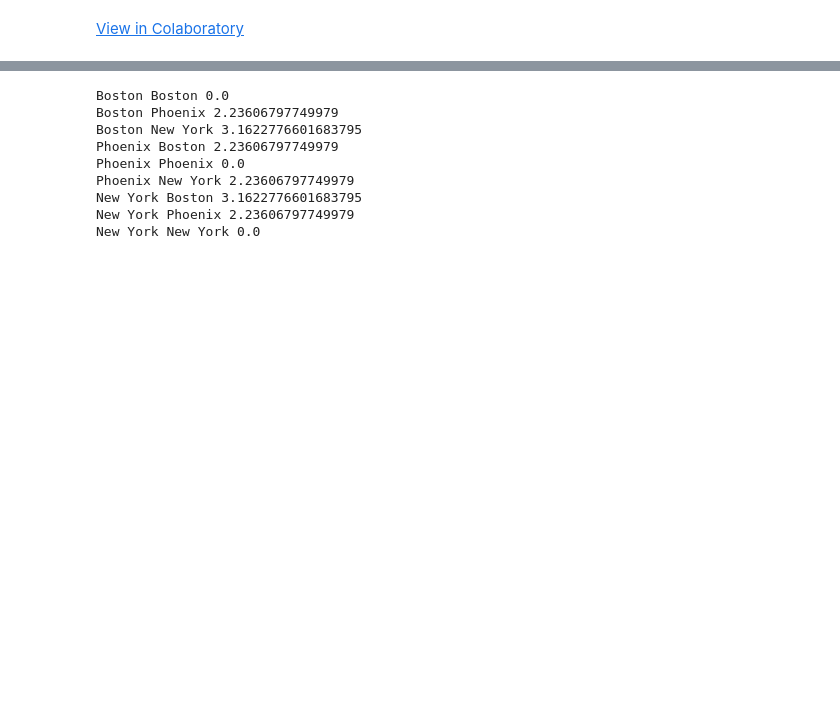
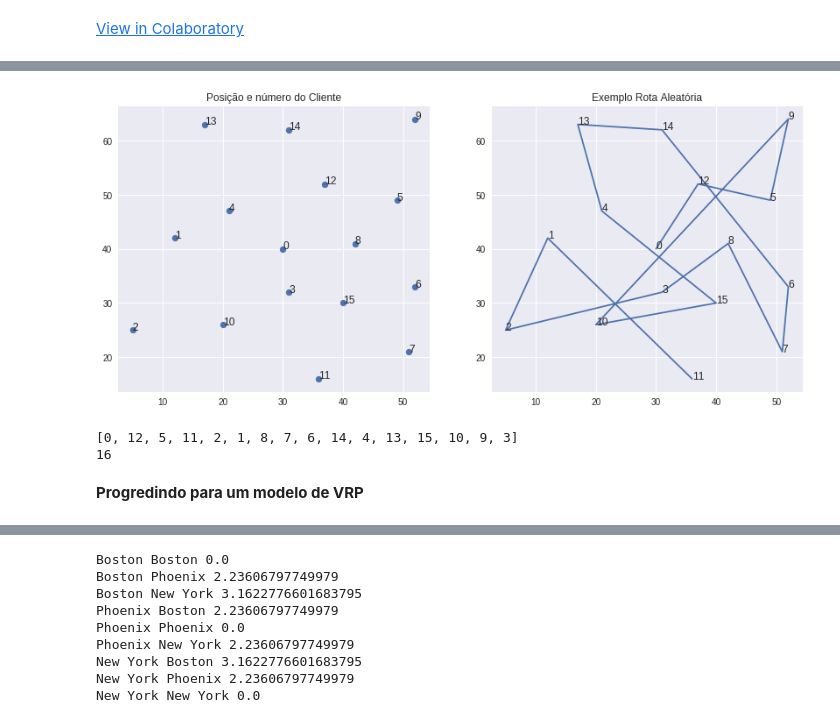
Before and after one commit to MarcChevallier/Machine-Learning, a Jupyter notebook: Heurística.ipynb, the cells around one changed output, grey strips where cells are left out. Drawn from its saved outputs; the diff is of its cells as text; code cells hidden in the pictures; blank space fills up the shorter version.

```diff
--- a/Heurística.ipynb
+++ b/Heurística.ipynb
@@ -217,0 +489,26 @@ NameError: ignored
+# %%
+fig, ax = plt.subplots(nrows=1, ncols=2, figsize=(14, 6))
+
+ax[0].scatter(x,y)
+for i in range(0,n):
+  ax[0].annotate(s[i], (x[i],y[i]))
+ax[0].set_title("Posição e número do Cliente")
+
+ax[1].plot(x,y)
+for i in range(0,n):
+    ax[1].annotate(s[i], (x[i],y[i]))
+ax[1].set_title("Exemplo Rota Aleatória");
+# %% [output]
+[figure, added]
+# %%
+i = 0
+j = 1
+custo =euclidean(x,y,sol[i],sol[j])+euclidean(x,y,sol[j+1],sol[i+1])-euclidean(x,y,sol[i],sol[i+1])-euclidean(x,y,sol[j],sol[j+1])
+custo
+print(sol)
+print(n)
+# %% [output]
+[0, 12, 5, 11, 2, 1, 8, 7, 6, 14, 4, 13, 15, 10, 9, 3]
+16
+# %% [markdown]
+**Progredindo para um modelo de VRP**
```
Also changed, not shown: parts of 57 cells of this notebook.
